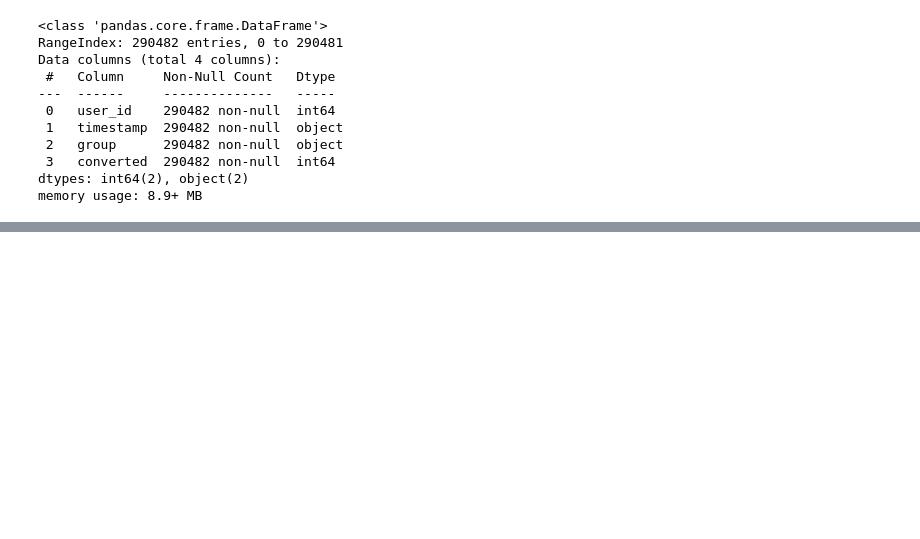
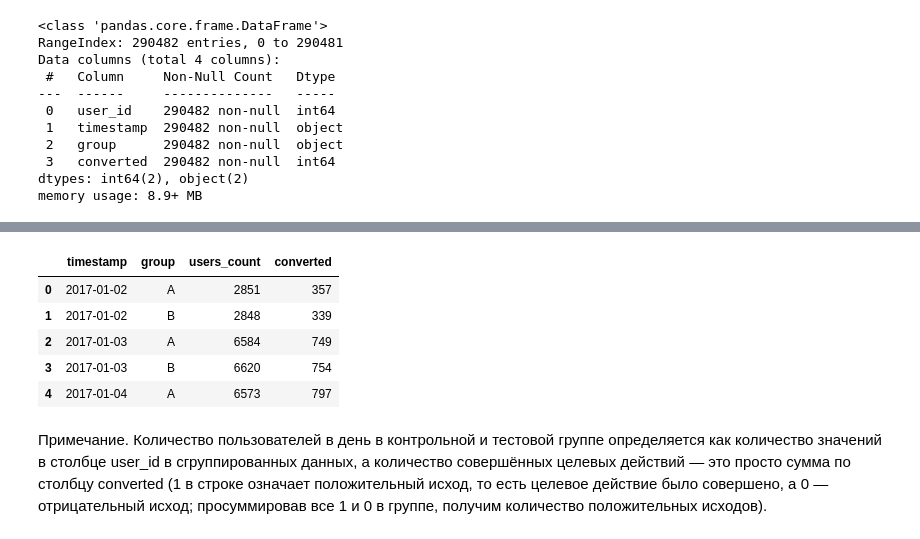
Before and after one commit to lastinm/ml_hw_notebooks, a Jupyter notebook: Модуль_4_AB_тестирование.ipynb, the cells around one changed output, grey strips where cells are left out. Drawn from its saved outputs; the diff is of its cells as text; code cells hidden in the pictures; blank space fills up the shorter version.

```diff
--- a/Модуль_4_AB_тестирование.ipynb
+++ b/Модуль_4_AB_тестирование.ipynb
@@ -38,0 +47,15 @@ ab_data['timestamp'] = pd.to_datetime(ab_data['timestamp'], format='%Y-%m-%d')
+# %%
+daily_data = ab_data.groupby(['timestamp','group']).agg({
+    'user_id':'count',
+    'converted':'sum'
+}).reset_index().rename(columns={'user_id': 'users_count'})
+daily_data.head()
+# %% [output]
+|  | timestamp | group | users_count | converted |
+| 0 | 2017-01-02 | A | 2851 | 357 |
+| 1 | 2017-01-02 | B | 2848 | 339 |
+| 2 | 2017-01-03 | A | 6584 | 749 |
+| 3 | 2017-01-03 | B | 6620 | 754 |
+| 4 | 2017-01-04 | A | 6573 | 797 |
+# %% [markdown]
+Примечание. Количество пользователей в день в контрольной и тестовой группе определяется как количество значений в столбце user_id в сгруппированных данных, а количество совершённых целевых действий — это просто сумма по столбцу converted (1 в строке означает положительный исход, то есть целевое действие было совершено, а 0 — отрицательный исход; просуммировав все 1 и 0 в группе, получим количество положительных исходов).
```
Also changed, not shown: parts of 12 cells of this notebook.
